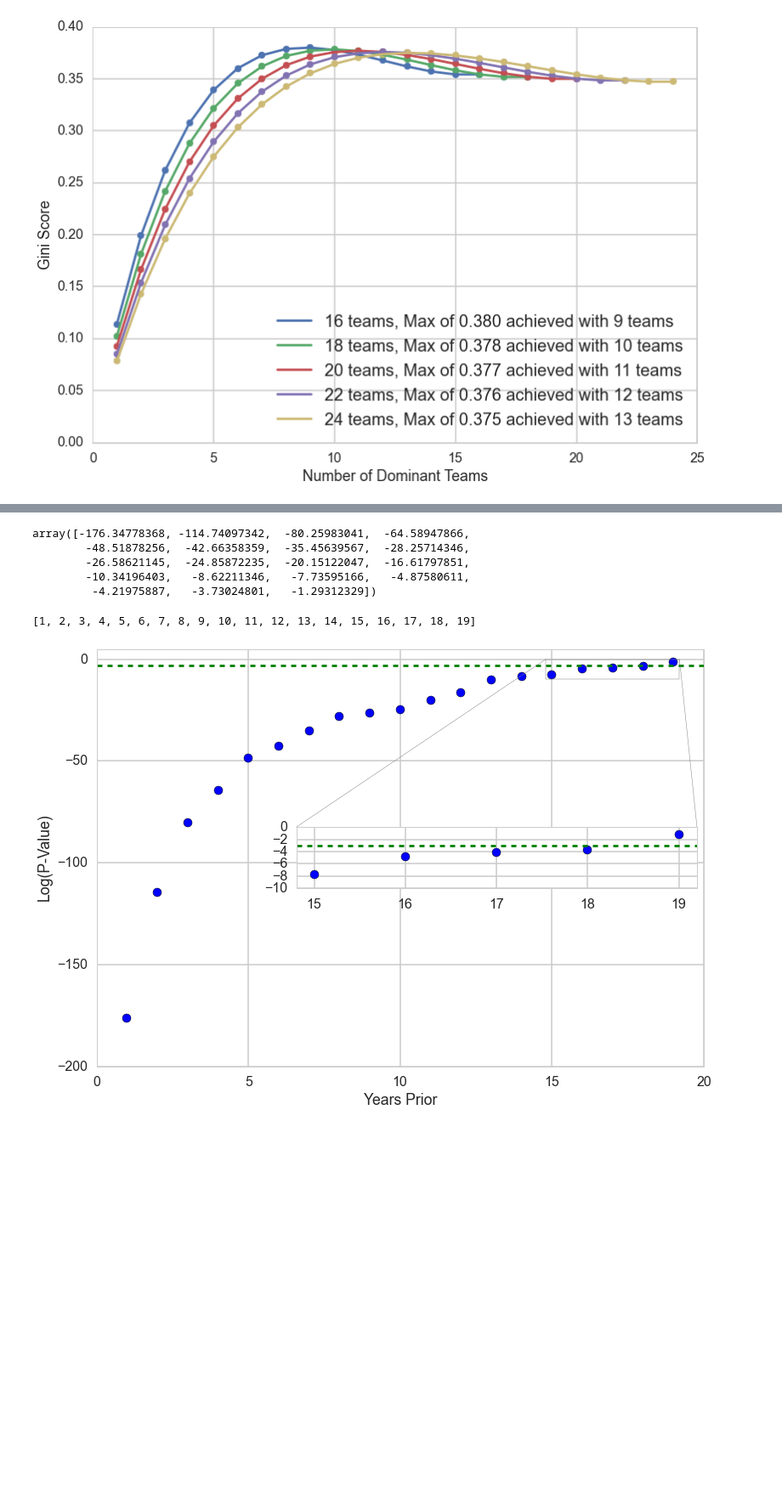
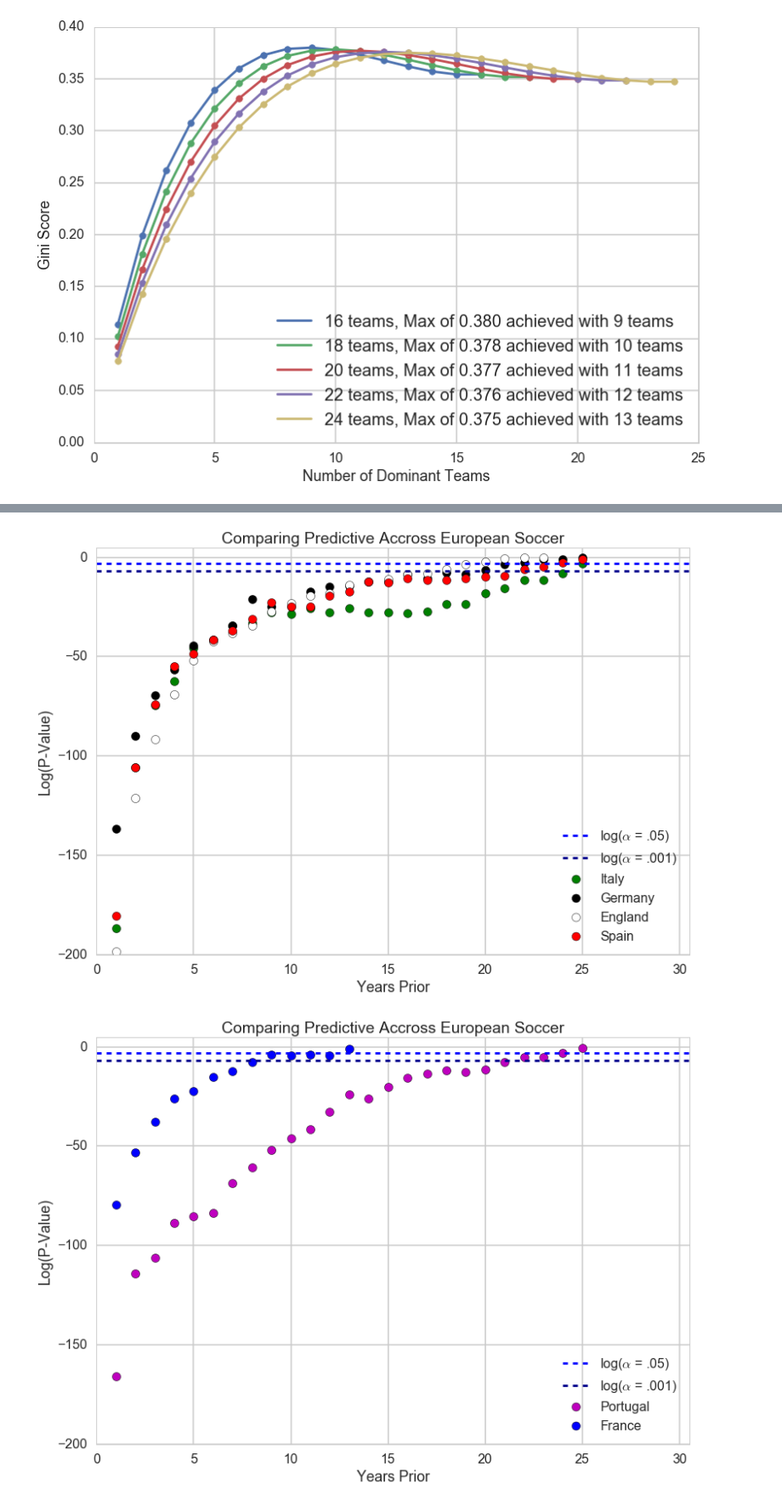
Before and after one commit to harvardsports/data, a Jupyter notebook: soccer-tables/EPL Parity Part 2.ipynb, the cells around one changed output, grey strips where cells are left out. Shown at 85% size. Cells and saved outputs as stored; diff of their text form; code cells hidden in the pictures; blank space fills up the shorter version.

```diff
--- a/soccer-tables/EPL Parity Part 2.ipynb
+++ b/soccer-tables/EPL Parity Part 2.ipynb
@@ -633,7 +575,7 @@ array([u'Arsenal', u'Aston Villa', u'Barnsley', u'Birmingham City',
 # %%
-def translate(c1, c2, translations = translations_):
-    c1_ = [translations_[s] for s in c1]
-    c2_ = [translations_[t] for t in c2]
+def translate(c1, c2, translations):
+    c1_ = [translations[space(s)] for s in c1]
+    c2_ = [translations[space(t)] for t in c2]
     d = {}
     for i, a in enumerate(c1_):
         if a not in c2_:
@@ -761,12 +757,18 @@ OLS Regression Results
 # %%
 %%time
-%%capture
 pval_dict = {}
 for y in range (1,30):
     try:
-        val = compile_everything(table_dict, years_past=y)[0].pvalues
+        val = helper_graphs(yp = y, output=False)[0]
     except ValueError:
+        print "h", y
         break
     else:
-        pval_dict[y] = val
+        for k,v in val.iteritems():
+            try:
+                pval_dict[k][y] = v.pvalues
+            except KeyError:
+                pval_dict[k] = {y : v.pvalues}
+            except AttributeError:
+                pass
 # %% [output]
@@ -774,31 +776,22 @@ Wall time: 927 ms
-# %%
-np.log(zip(*pval_dict.values())[1])
-# %% [output]
-array([-176.34778368, -114.74097342,  -80.25983041,  -64.58947866,
-        -48.51878256,  -42.66358359,  -35.45639567,  -28.25714346,
-        -26.58621145,  -24.85872235,  -20.15122047,  -16.61797851,
-        -10.34196403,   -8.62211346,   -7.73595166,   -4.87580611,
-         -4.21975887,   -3.73024801,   -1.29312329])
-# %%
-pval_dict.keys()
-# %% [output]
-[1, 2, 3, 4, 5, 6, 7, 8, 9, 10, 11, 12, 13, 14, 15, 16, 17, 18, 19]
-# %%
-fig, ax = plt.subplots()
-plt.axhline(y = np.log(.05), c = 'g', linestyle = 'dashed')
-plt.scatter(y = np.log(zip(*pval_dict.values())[1]), x = pval_dict.keys(), s = 100, c = 'b')
-plt.ylim([-200,5])
-plt.xlabel('Years Prior')
-plt.ylabel('Log(P-Value)');
-
-
-from mpl_toolkits.axes_grid1.inset_locator import zoomed_inset_axes
-axins = zoomed_inset_axes(ax, 3, loc=5)
-plt.axhline(y = np.log(.05), c = 'g', linestyle = 'dashed')
-plt.scatter(y = np.log(zip(*pval_dict.values())[1]), x = pval_dict.keys(), s = 100, c = 'b')
-axins.set_xlim(14.8, 19.2) # apply the x-limits
-axins.set_ylim(-10, 0)
-from mpl_toolkits.axes_grid1.inset_locator import mark_inset
-mark_inset(ax, axins, loc1=1, loc2=2, fc="none", ec="0.5");
-# %% [output]
-[figure, removed]
+# %%
+def plot2(d, leagues):
+    plt.axhline(y = np.log(.05), c = 'b', linestyle = 'dashed', label = 'log($ \\alpha $ = .05)')
+    plt.axhline(y = np.log(.001), c = 'darkblue', linestyle = 'dashed', label = 'log($ \\alpha $ = .001)')
+    for (k, v), c in zip(d.iteritems(), "gmbkwr"):
+        if k in leagues:
+#            plt.axhline(y = np.log(.05), c = 'g', linestyle = 'dashed', label = '$ \\alpha $')
+#            plt.axhline(y = np.log(.001), c = 'darkgreen', linestyle = 'dashed', label = '$ \\alpha $')
+            plt.scatter(y = np.log(zip(*v.values())[1]), x = v.keys(), s = 100, c = c, label = k)
+            plt.ylim([-200,5])
+            plt.xlim([0, 30.5])
+            plt.xlabel('Years Prior')
+            plt.title("Comparing Predictive Accross European Soccer")
+            plt.ylabel('Log(P-Value)')
+            plt.legend(loc = 4)
+    plt.show();
+
+plot2(pval_dict, ["Spain", "England", "Germany", "Italy"])
+plot2(pval_dict, ["France", "Portugal"])
+# %% [output]
+[figure, added]
+[figure, added]
```
Also changed, not shown: parts of 47 cells of this notebook, 13 other files.
